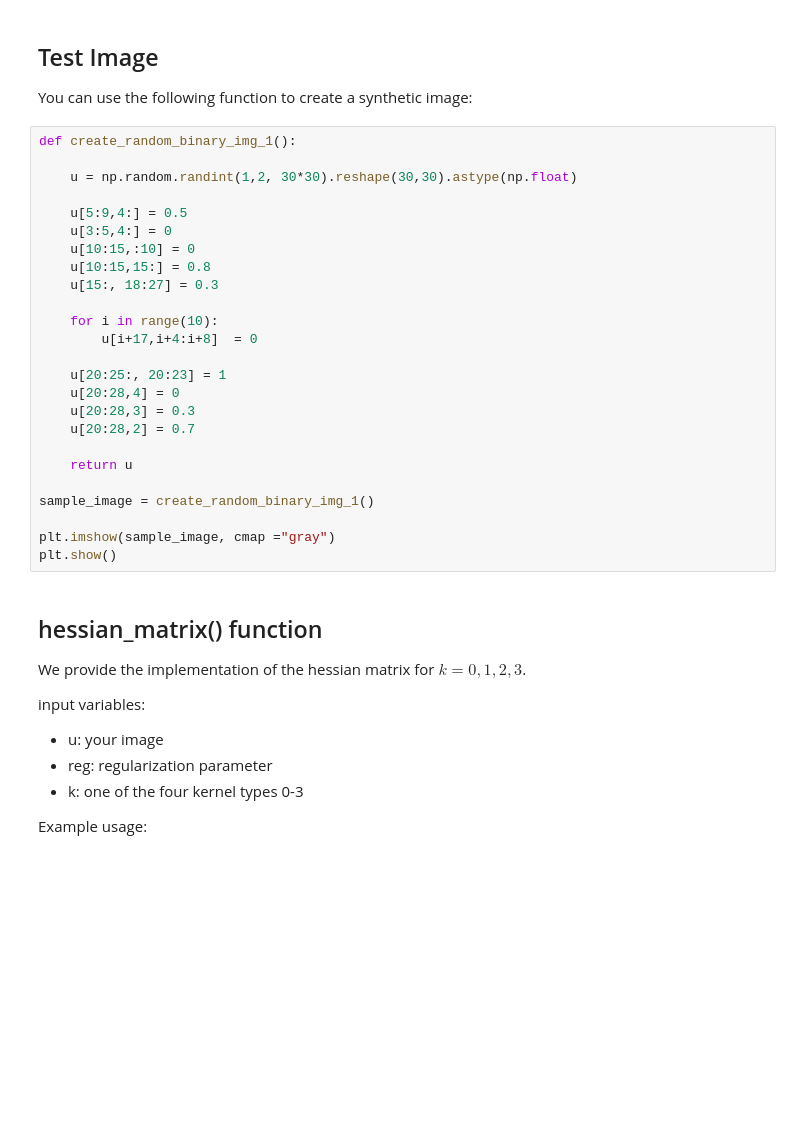
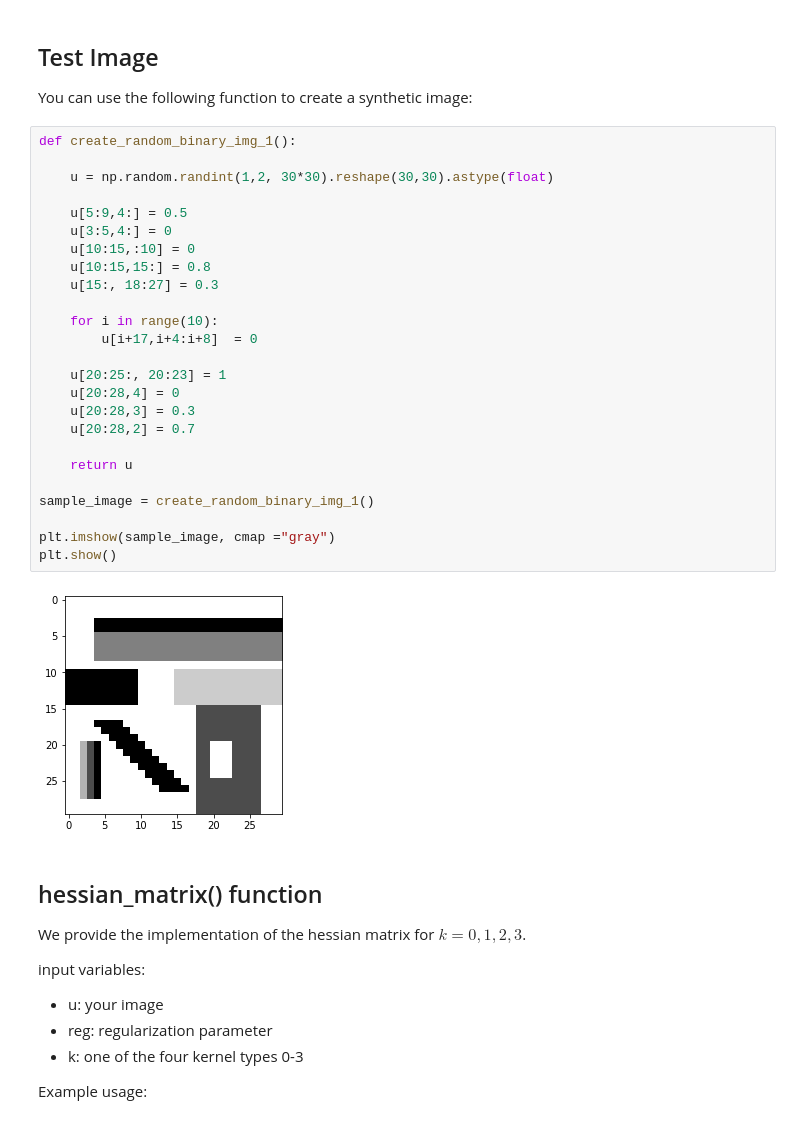
Before and after one commit to M4RZ1997/University, a Jupyter notebook: 2021 Herbstsemester/Computervision/Assignments/Assignment 01/Second Part/template.ipynb, the cells around one changed output. Drawn from its saved outputs; the diff is of its cells as text; blank space fills up the shorter version.

```diff
--- a/2021 Herbstsemester/Computervision/Assignments/Assignment 01/Second Part/template.ipynb
+++ b/2021 Herbstsemester/Computervision/Assignments/Assignment 01/Second Part/template.ipynb
@@ -16,28 +16,30 @@ You can use the following function to create a synthetic image:
 # %%
 def create_random_binary_img_1():
 
-    u = np.random.randint(1,2, 30*30).reshape(30,30).astype(np.float)
+    u = np.random.randint(1,2, 30*30).reshape(30,30).astype(float)
 
     u[5:9,4:] = 0.5
     u[3:5,4:] = 0
     u[10:15,:10] = 0
     u[10:15,15:] = 0.8
     u[15:, 18:27] = 0.3
 
     for i in range(10):
         u[i+17,i+4:i+8]  = 0
 
     u[20:25:, 20:23] = 1
     u[20:28,4] = 0
     u[20:28,3] = 0.3
     u[20:28,2] = 0.7
 
     return u
 
 sample_image = create_random_binary_img_1()
 
 plt.imshow(sample_image, cmap ="gray")
 plt.show()
+# %% [output]
+[figure, added]
 # %% [markdown]
 ## hessian_matrix() function
 
```
Also changed, not shown: parts of 20 cells of this notebook, 13 other files.
